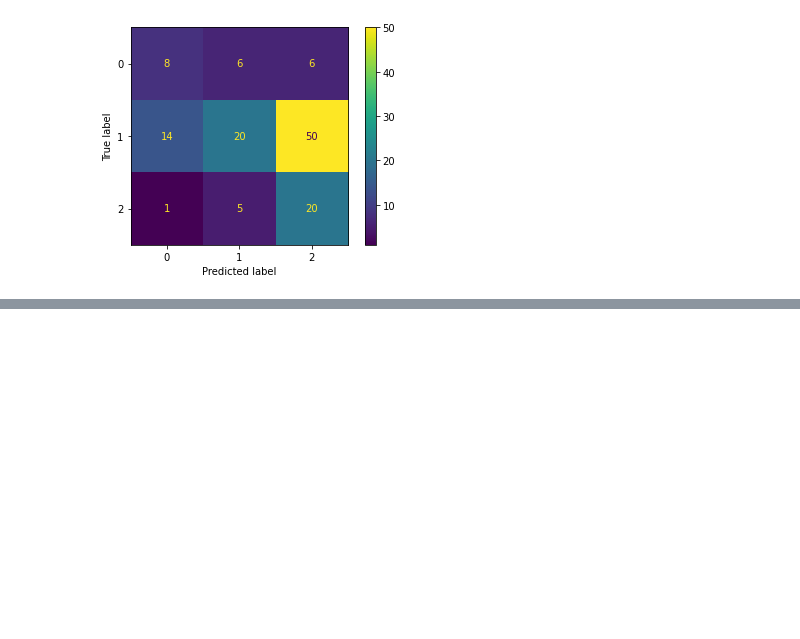
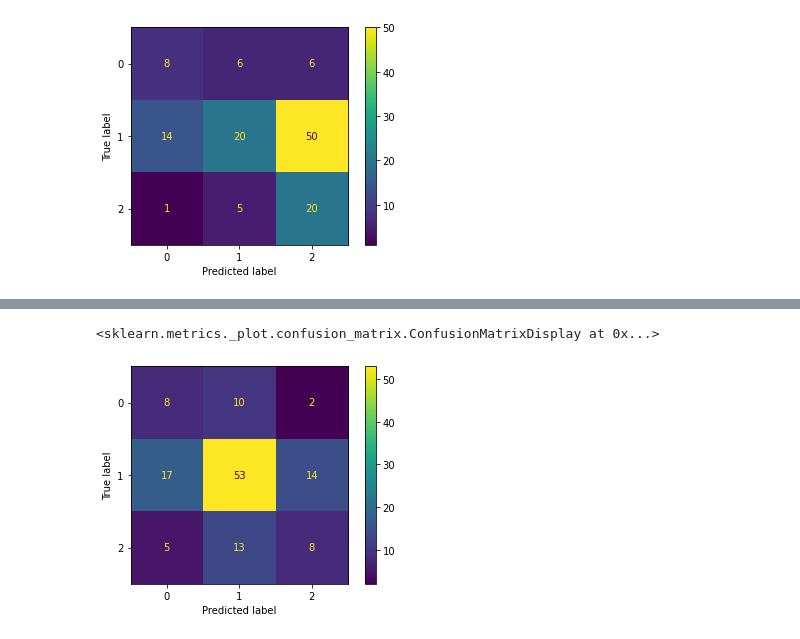
Before and after one commit to markjh2323/phase3proj, a Jupyter notebook: model.ipynb, the cells around one changed output, grey strips where cells are left out. Saved outputs shown, nothing was run; the diff lists cells and outputs as text; code cells hidden in the pictures; blank space fills up the shorter version.

Commit message:
our models SUCK

```diff
--- a/model.ipynb
+++ b/model.ipynb
@@ -125,7 +127,7 @@ accuracy_score(y_test, y_pred)
 0.6307692307692307
 # %%
 k_pipe_grid = {'preprocessing__numeric_pipe__numimputer__strategy': ['mean', 'median'],
-                'model__n_neighbors': [3, 5, 7, 9, 11, 13, 15, 17, 19, 21, 23, 25],
+                'model__n_neighbors': np.arange(3, 25, 2),
                 'model__p': [1, 2, 3, 4]
                 }
 # %%
@@ -230,3 +199,10 @@ plot_confusion_matrix(naive_bayes_pipe, X_test, y_test)
 # %% [output]
 <sklearn.metrics._plot.confusion_matrix.ConfusionMatrixDisplay at 0x...>
 [figure]
+# %%
+dtree_pipe = Pipeline([
+    ('preprocessing', ct),
+    ('model', DecisionTreeClassifier())
+])
+# %%
+dtree_pipe.fit(X_train, y_train)
@@ -232,0 +229,5 @@ plot_confusion_matrix(naive_bayes_pipe, X_test, y_test)
+# %%
+plot_confusion_matrix(dtree_pipe, X_test, y_test)
+# %% [output]
+<sklearn.metrics._plot.confusion_matrix.ConfusionMatrixDisplay at 0x...>
+[figure, added]
```
Also changed, not shown: parts of 9 cells of this notebook, 2 other files.
